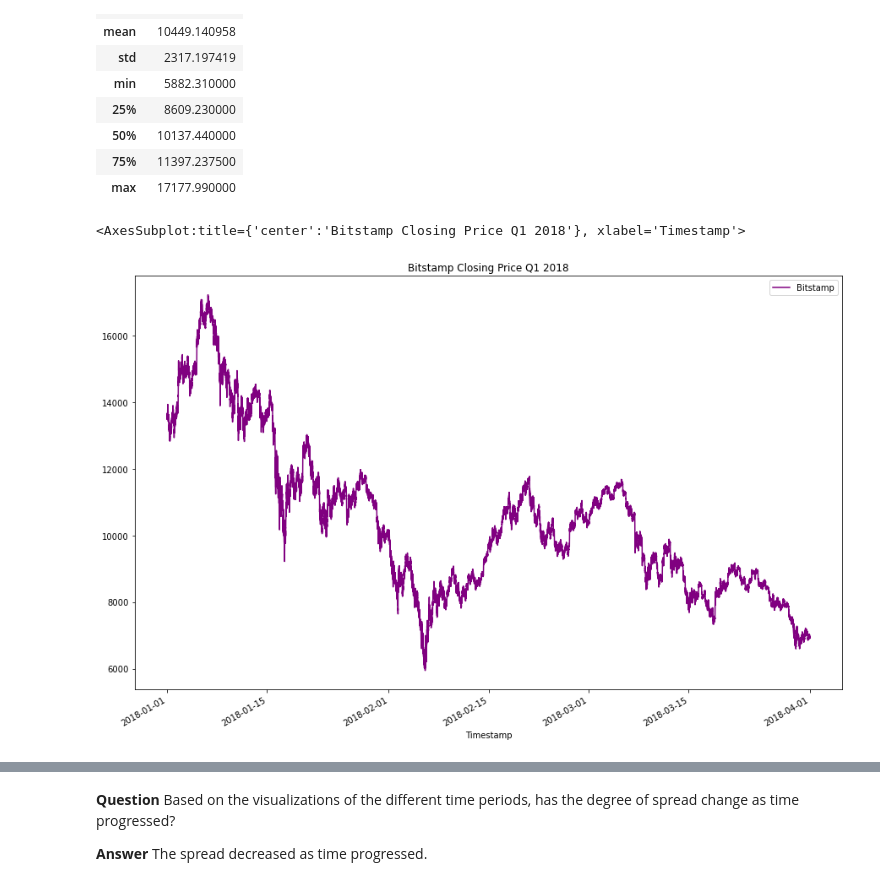
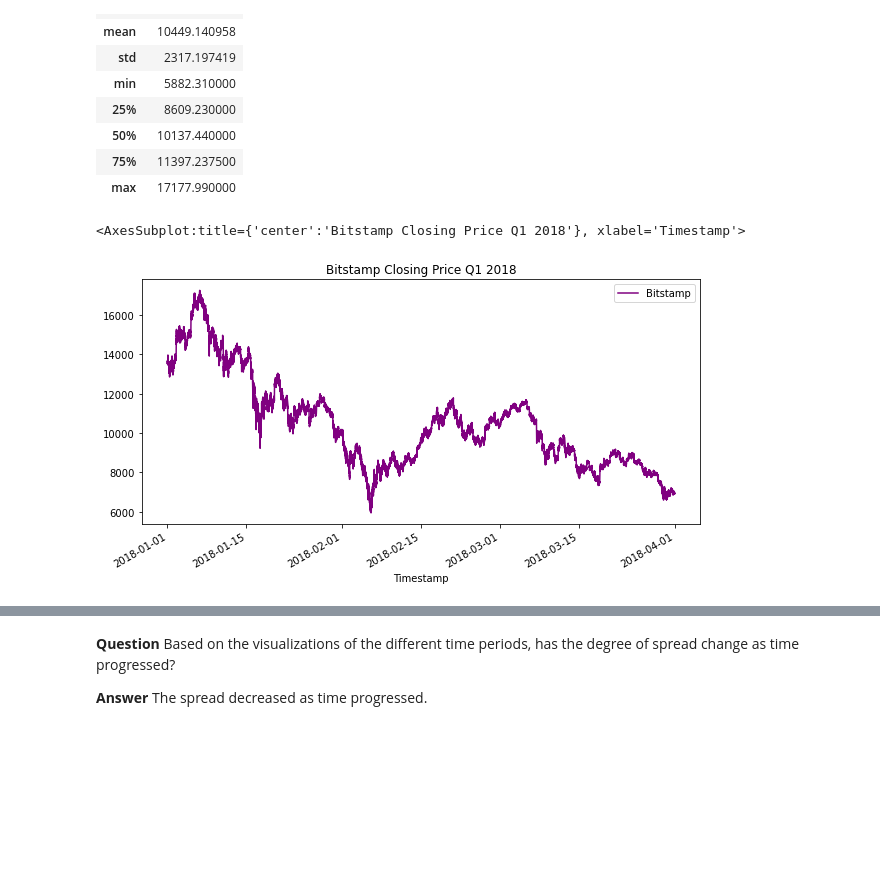
Before and after one commit to naomynaomy/module3challenge, a Jupyter notebook: Starter_Code/crypto_arbitrage.ipynb, the cells around one changed output, grey strips where cells are left out. Saved outputs shown, nothing was run; the diff lists cells and outputs as text; code cells hidden in the pictures; blank space fills up the shorter version.

```diff
--- a/Starter_Code/crypto_arbitrage.ipynb
+++ b/Starter_Code/crypto_arbitrage.ipynb
@@ -282,10 +289,10 @@ coinbase_sliced.describe()
 # %%
 # Create a line plot for the bitstamp DataFrame for the full length of time in the dataset
 # Be sure that the figure size, title, and color are tailored to each visualization
-bitstamp_sliced["Close"].plot(legend=True,figsize=(15,10),title= "Bitstamp Closing Price Q1 2018",color="purple", label="Bitstamp")
+bitstamp_sliced["Close"].plot(legend=True,figsize=(10,5),title= "Bitstamp Closing Price Q1 2018",color="purple", label="Bitstamp")
 # %% [output]
 <AxesSubplot:title={'center':'Bitstamp Closing Price Q1 2018'}, xlabel='Timestamp'>
-[figure, old version]
+[figure, new version]
 # %%
 # Create a line plot for the coinbase DataFrame for the full length of time in the dataset
 # Be sure that the figure size, title, and color are tailored to each visualization
```
Also changed, not shown: parts of 14 cells of this notebook.
